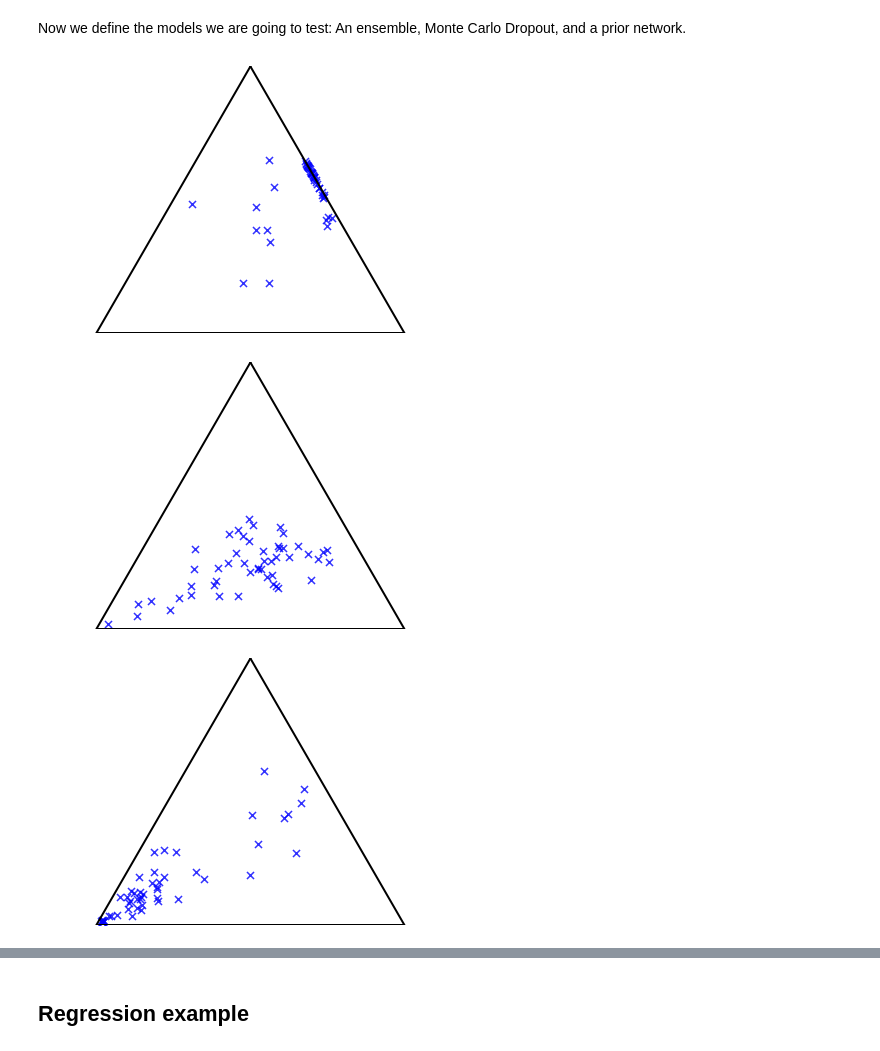
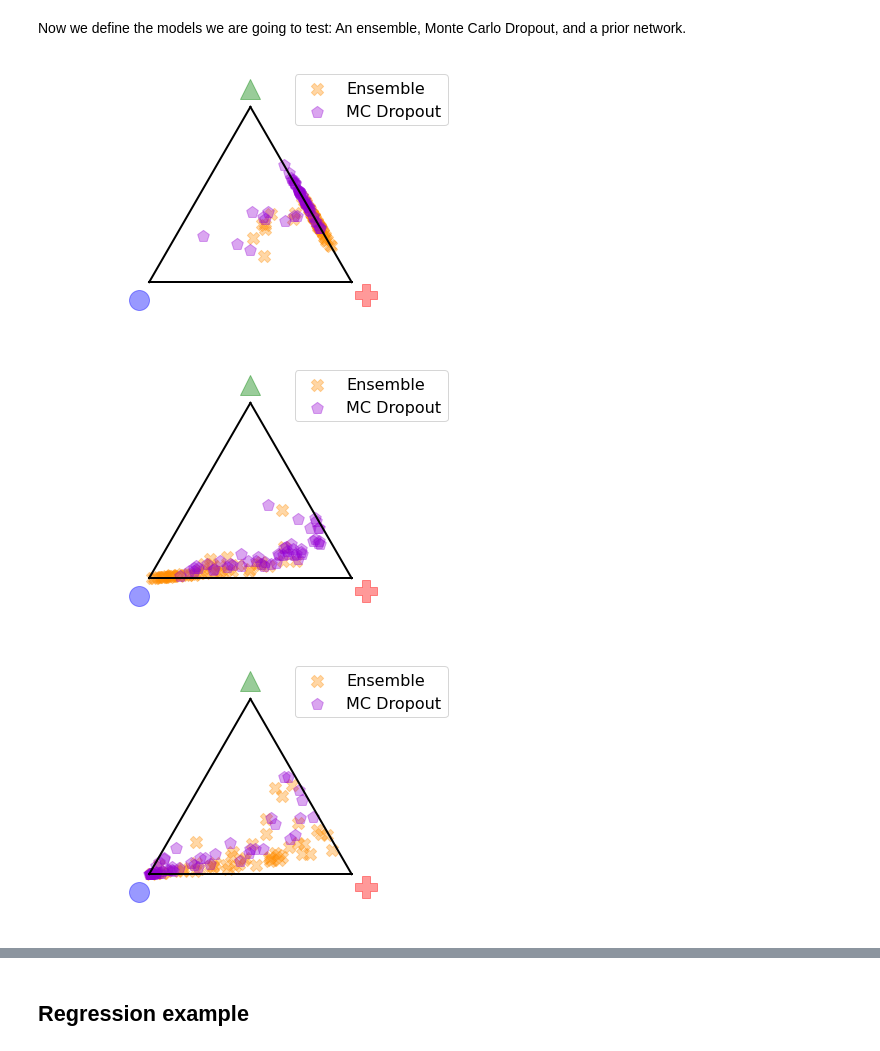
Before and after one commit to Kaleidophon/evidential-deep-learning-survey, a Jupyter notebook: example.ipynb, the cells around one changed output, grey strips where cells are left out. Saved outputs shown, nothing was run; the diff lists cells and outputs as text; code cells hidden in the pictures.

Commit message:
Fix plots for now

```diff
--- a/example.ipynb
+++ b/example.ipynb
@@ -302,8 +302,8 @@ classification_priornet = ClassificationPriorNetwork(
 # %%
 # Create dataloader
 split_iris_data = list(zip(
-    [x.squeeze() for x in torch.FloatTensor(X).squeeze().split(1)],
-    [y.squeeze() for y in torch.LongTensor(y).squeeze().split(1)]
+    [x.squeeze() for x in torch.FloatTensor(X_iris).squeeze().split(1)],
+    [y.squeeze() for y in torch.LongTensor(y_iris).squeeze().split(1)]
 ))
 
 iris_data_loader = torch.utils.data.DataLoader(
@@ -313,7 +313,7 @@ iris_data_loader = torch.utils.data.DataLoader(
 )
 # %%
 #print(classification_ensemble.optimizer.param_groups)
-classification_ensemble.train(iris_data_loader, num_epochs=NUM_EPOCHS)
+classification_ensemble.train(iris_data_loader, num_epochs=100)
 # %%
-classification_mcdropout.train(iris_data_loader, num_epochs=NUM_EPOCHS)
+classification_mcdropout.train(iris_data_loader, num_epochs=100)
 # %%
@@ -407,12 +470,32 @@ def draw_pdf_contours(alphas, nlevels=200, subdiv=8, save_path: Optional[str] =
         plt.savefig(save_path)
 
     plt.show()
+# %%
+MARKERS = {
+    "Ensemble": "X",
+    "MC Dropout": "p"
+}
+COLORS = {
+    "Ensemble": "darkorange",
+    "MC Dropout": "darkviolet"
+}
 # %%
 for i, point in enumerate([TEST_POINT1, TEST_POINT2, TEST_POINT3]):
     preds_ensemble = classification_ensemble.get_predictions(torch.FloatTensor(point))
+    preds_mcdropout = classification_mcdropout.get_predictions(torch.FloatTensor(point))
+
+    preds = {
+        "Ensemble": preds_ensemble,
+        "MC Dropout": preds_mcdropout
+    }
+
     #print(preds_ensemble.shape, preds_ensemble)
-    plot_predictions(preds_ensemble, save_path=f"{IMG_PATH}/ensemble_classification_{i+1}.png")
+    plot_multiple_predictions(
+        preds, save_path=f"{IMG_PATH}/ensemble_mc_dropout_classification_{i+1}.png",
+        markers=MARKERS,
+        colors=COLORS
+    )
 # %% [output]
-[figure, old version]
+[figure, new version]
-[figure, old version]
+[figure, new version]
-[figure, old version]
+[figure, new version]
```
Also changed, not shown: parts of 13 cells of this notebook, 11 other files.
